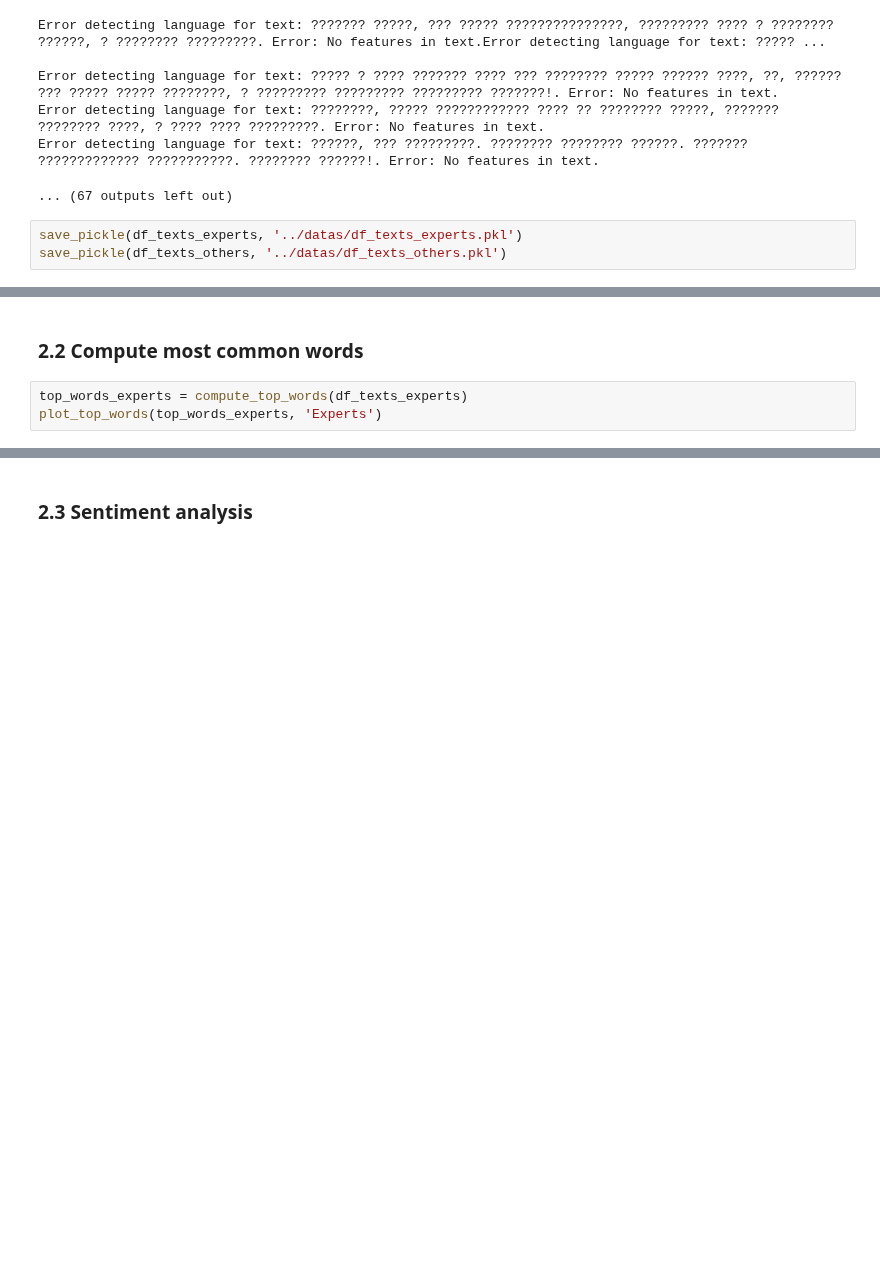
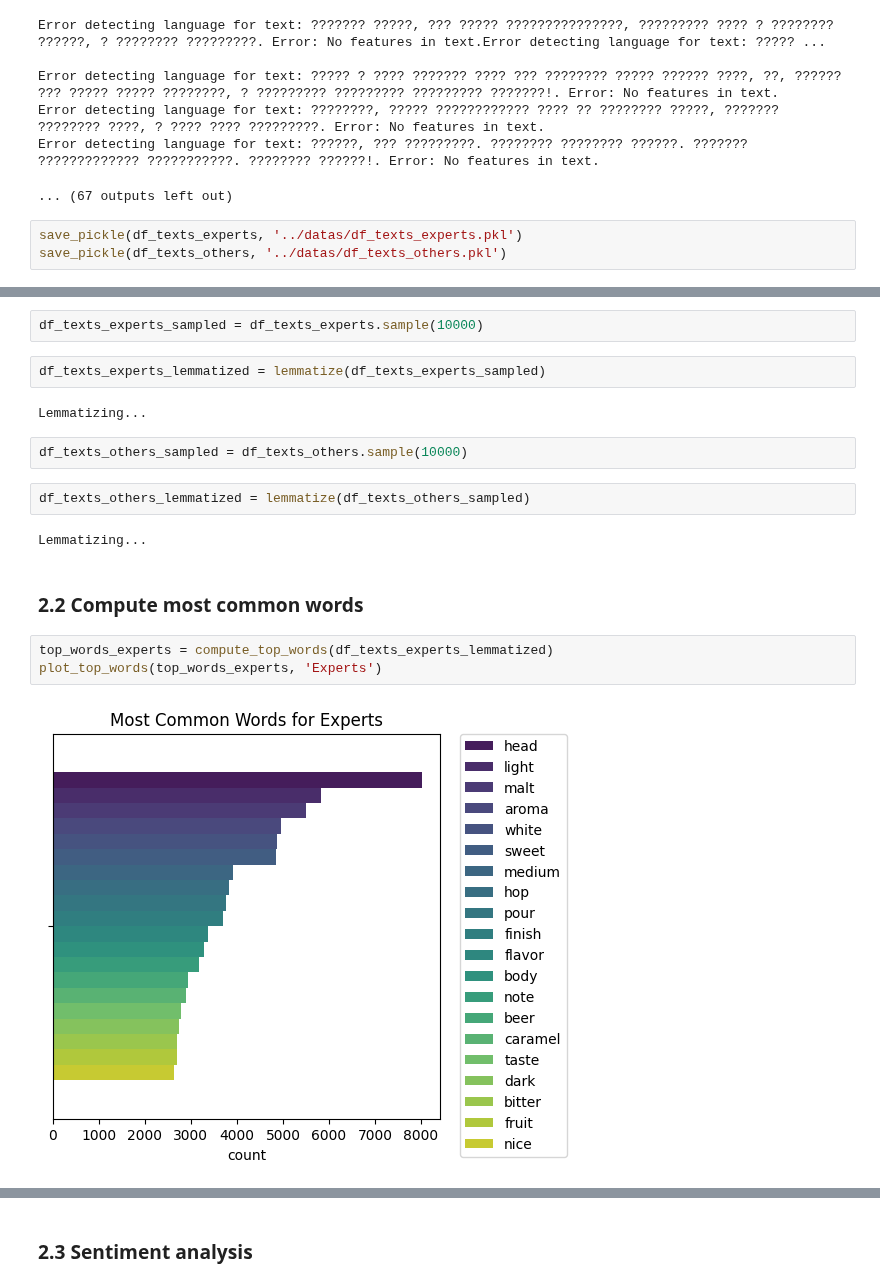
Before and after one commit to epfl-ada/ada-2023-project-remontada, a Jupyter notebook: code/main_vincent.ipynb, the cells around one changed output, grey strips where cells are left out. Saved outputs shown, nothing was run; the diff lists cells and outputs as text; blank space fills up the shorter version.

```diff
--- a/code/main_vincent.ipynb
+++ b/code/main_vincent.ipynb
@@ -1062,6 +1049,20 @@ df_texts_experts
+# %%
+df_texts_experts_sampled = df_texts_experts.sample(10000)
+# %%
+df_texts_experts_lemmatized = lemmatize(df_texts_experts_sampled)
+# %% [output]
+Lemmatizing...
+# %%
+df_texts_others_sampled = df_texts_others.sample(10000)
+# %%
+df_texts_others_lemmatized = lemmatize(df_texts_others_sampled)
+# %% [output]
+Lemmatizing...
 # %% [markdown]
 ### 2.2 Compute most common words
 # %%
-top_words_experts = compute_top_words(df_texts_experts)
+top_words_experts = compute_top_words(df_texts_experts_lemmatized)
 plot_top_words(top_words_experts, 'Experts')
+# %% [output]
+[figure, added]
 # %%
```
Also changed, not shown: parts of 11 cells of this notebook, 2 other files.
